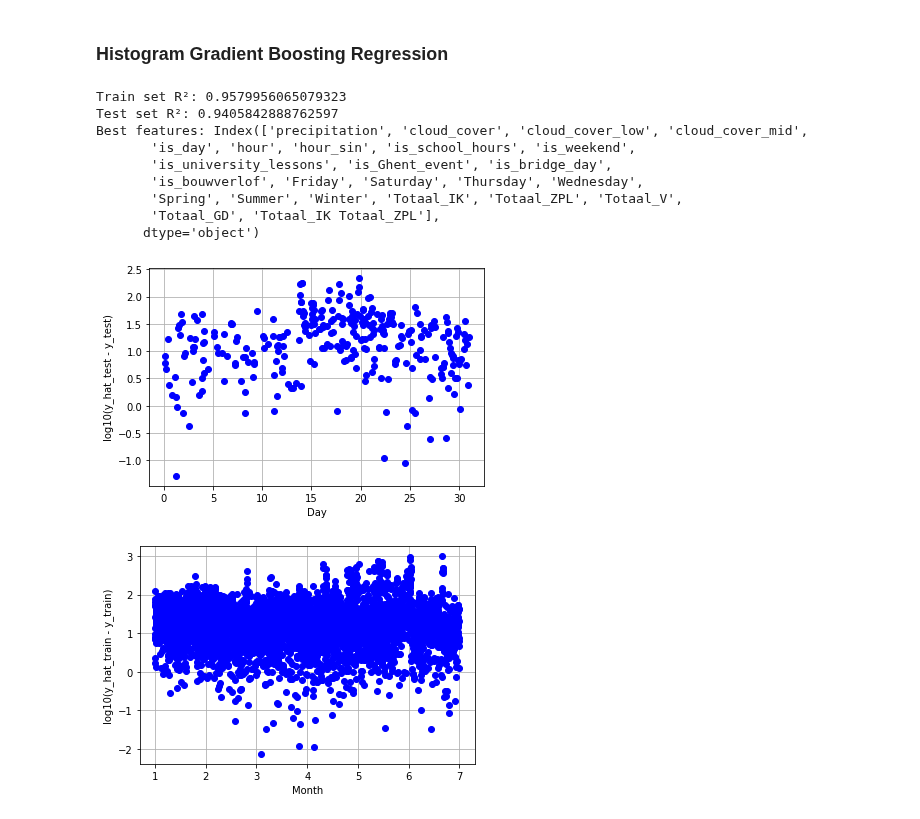
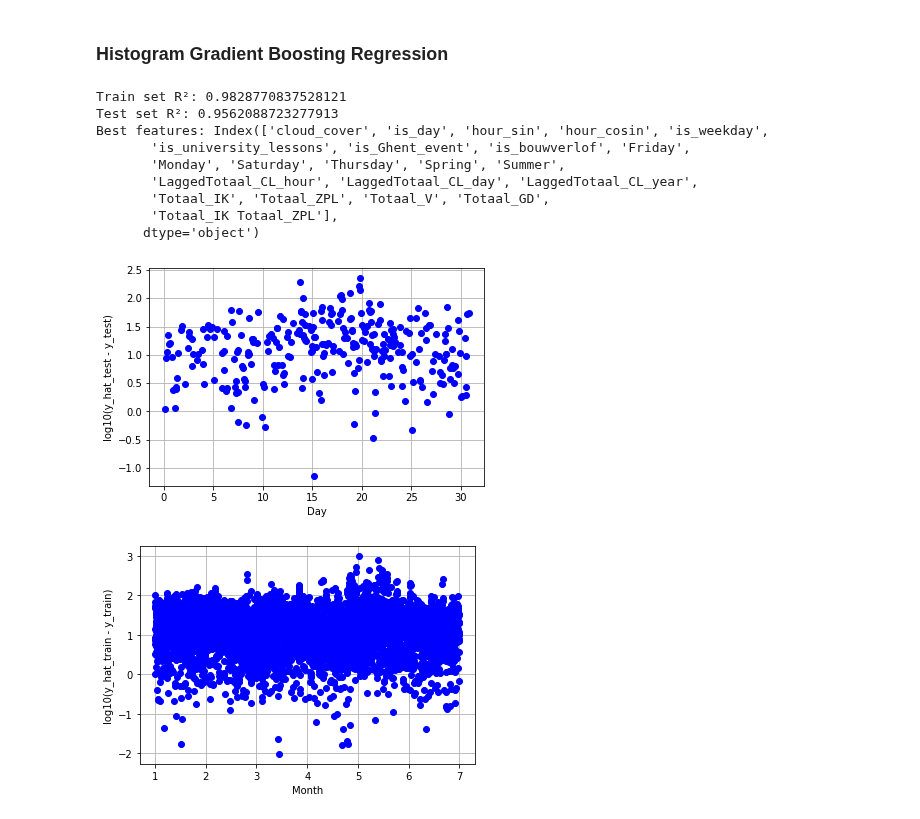
Before and after one commit to Lucmeister55/MLLS_Project1, a Jupyter notebook: project-1-starter-notebook.ipynb, the cells around one changed output. Cells and saved outputs as stored; diff of their text form; code cells hidden in the pictures.

```diff
--- a/project-1-starter-notebook.ipynb
+++ b/project-1-starter-notebook.ipynb
@@ -260,9 +319,12 @@ import calendar
 feature_data = weather_data.copy()
 feature_data['weekday'] = date_time.dt.strftime('%A')
 feature_data['hour'] = date_time.dt.hour
-feature_data['hour_sin'] = np.sin(2 * np.pi * (feature_data['hour'] - 12) / 24)
-#feature_data['hour_cosin'] = np.cos(2 * np.pi * (feature_data['hour'] - 12) / 24)
+#feature_data['hour_sin'] = np.sin(2 * np.pi * (feature_data['hour'] - 12) / 24)
+feature_data['hour_sin'] = np.sin(2 * np.pi * (feature_data['hour']) / 24)
+feature_data['hour_cosin'] = np.cos(2 * np.pi * (feature_data['hour']) / 24)
 feature_data["month"] = date_time.dt.month
+feature_data["month_sin"] = np.sin(2 * np.pi * (feature_data['month']) / 24)
+feature_data["month_cosin"] = np.cos(2 * np.pi * (feature_data['month']) / 24)
 feature_data['month_name'] = feature_data['month'].apply(lambda x: calendar.month_name[x])
 def get_season(date):
     month = date.month
@@ -275,6 +337,7 @@ def get_season(date):
     else:
         return 'Winter'
 feature_data['season'] = feature_data['date_dt'].apply(get_season)
+feature_data['precipitation_intensity'] = pd.cut(feature_data['precipitation'], bins=[-1, 0, 5, float('inf')], labels=['No precipitation', 'Light precipitation', 'Heavy precipitation'])
 feature_data['next_day'] = date_time + timedelta(days=1)
 feature_data['prev_day'] = date_time - timedelta(days=1)
 print(feature_data.shape)
@@ -310,6 +374,7 @@ university_lessons = {
 Ghent_event = {"gentsefeesten": ['07-14', '07-23']}
 
 feature_data['is_weekday'] = (~feature_data['weekday'].isin(["Saturday", "Sunday"])).astype(int)
+feature_data['is_weekend'] = (feature_data['weekday'].isin(["Saturday", "Sunday"])).astype(int)
 feature_data['is_school_hours'] = ((date_time.dt.hour >= 8) & (date_time.dt.hour <= 17)).astype(int)
 feature_data['is_university_lessons'] = date_in_intervals(feature_data["month_day"], university_lessons)
 feature_data['is_Ghent_event'] = date_in_intervals(feature_data["month_day"], Ghent_event)
@@ -365,7 +430,7 @@ dummies.head()
 | 19707 | 1 | 0 | 0 | 0 | 0 | 0 | 0 | 0 | 1 | 0 | 0 |
 | 19708 | 1 | 0 | 0 | 0 | 0 | 0 | 0 | 0 | 1 | 0 | 0 |
 # %%
-feature_data = pd.concat([feature_data, dummies], axis=1).drop("month", axis = 1)
+feature_data = pd.concat([feature_data, dummies], axis=1)#.drop("month", axis = 1)
 print(feature_data.shape)
 feature_data.head()
 # %% [output]
@@ -458,6 +523,7 @@ print(all_features)
 poly = PolynomialFeatures(interaction_only=True, include_bias = False)
 
 bike_features = list(bicycle_data.filter(regex='^Totaal_', axis=1).columns)
+lagged_features = list(bicycle_data.filter(regex='^Lagged', axis=1).columns)
 
 poly_features = bike_features
 
@@ -472,7 +538,7 @@ train_data = pd.concat([train_data.drop(columns=poly_features), poly_train], axi
 test_data = pd.concat([test_data.drop(columns=poly_features), poly_test], axis=1)
 
 all_features = list(train_data.select_dtypes(include='number').columns)
-elements_to_remove = ["Totaal"]
+elements_to_remove = ["Totaal", "month", "month_sin", "month_cosin"]
 all_features = [feature for feature in all_features if feature not in elements_to_remove]
 print(all_features)
 # %% [output]
@@ -990,38 +1071,38 @@ learning_rate_HGB = best_params["learning_rate"]
 # %%
 X_train = train_data.loc[:, all_features]
 X_test = test_data.loc[:, all_features]
 
 y_train = train_data["Totaal"]
 y_test = gtest_data["Totaal"]
 
-pipeline = make_pipeline(StandardScaler(), SelectFromModel(Lasso()), HistGradientBoostingRegressor(max_depth = 10))
+pipeline = make_pipeline(StandardScaler(), SelectFromModel(Lasso(alpha = 2)), HistGradientBoostingRegressor(max_depth = 10))
 
 pipeline.fit(X_train, y_train) # fit the model on the training data
 y_hat_train = pipeline.predict(X_train) # predict training data
 
 y_hat_test = pipeline.predict(X_test) # predict test data
 
 R_train = pipeline.score(X_train, y_train) # Training set R²
 R_test = pipeline.score(X_test, y_test) # Test set R²
 
 best_features = X_train.columns[pipeline.named_steps['selectfrommodel'].get_support()]
 
 print('Train set R²: {}'.format(R_train))
 print('Test set R²: {}'.format(R_test))
 print('Best features: {}'.format(best_features))
 
 save_predictions("HGBReg", test_data, y_hat_test)
 
 plot_diff(y_train, y_hat_train, y_test, y_hat_test)
 # %% [output]
-Train set R²: 0.9579956065079323
-Test set R²: 0.9405842888762597
-Best features: Index(['precipitation', 'cloud_cover', 'cloud_cover_low', 'cloud_cover_mid',
-       'is_day', 'hour', 'hour_sin', 'is_school_hours', 'is_weekend',
-       'is_university_lessons', 'is_Ghent_event', 'is_bridge_day',
-       'is_bouwverlof', 'Friday', 'Saturday', 'Thursday', 'Wednesday',
-       'Spring', 'Summer', 'Winter', 'Totaal_IK', 'Totaal_ZPL', 'Totaal_V',
-       'Totaal_GD', 'Totaal_IK Totaal_ZPL'],
+Train set R²: 0.9828770837528121
+Test set R²: 0.9562088723277913
+Best features: Index(['cloud_cover', 'is_day', 'hour_sin', 'hour_cosin', 'is_weekday',
+       'is_university_lessons', 'is_Ghent_event', 'is_bouwverlof', 'Friday',
+       'Monday', 'Saturday', 'Thursday', 'Spring', 'Summer',
+       'LaggedTotaal_CL_hour', 'LaggedTotaal_CL_day', 'LaggedTotaal_CL_year',
+       'Totaal_IK', 'Totaal_ZPL', 'Totaal_V', 'Totaal_GD',
+       'Totaal_IK Totaal_ZPL'],
       dtype='object')
-[figure, old version]
+[figure, new version]
-[figure, old version]
+[figure, new version]
```
Also changed, not shown: parts of 24 cells of this notebook, 3 other files.
